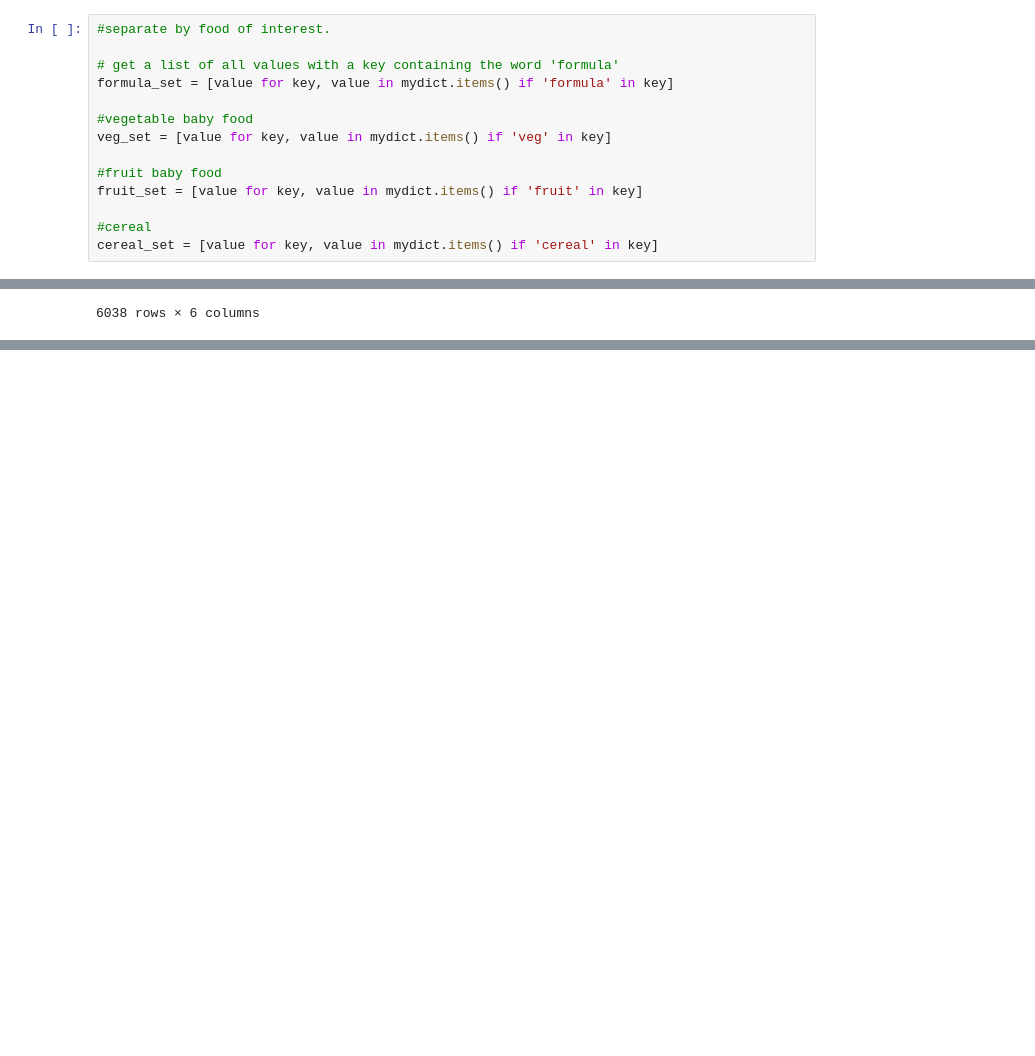
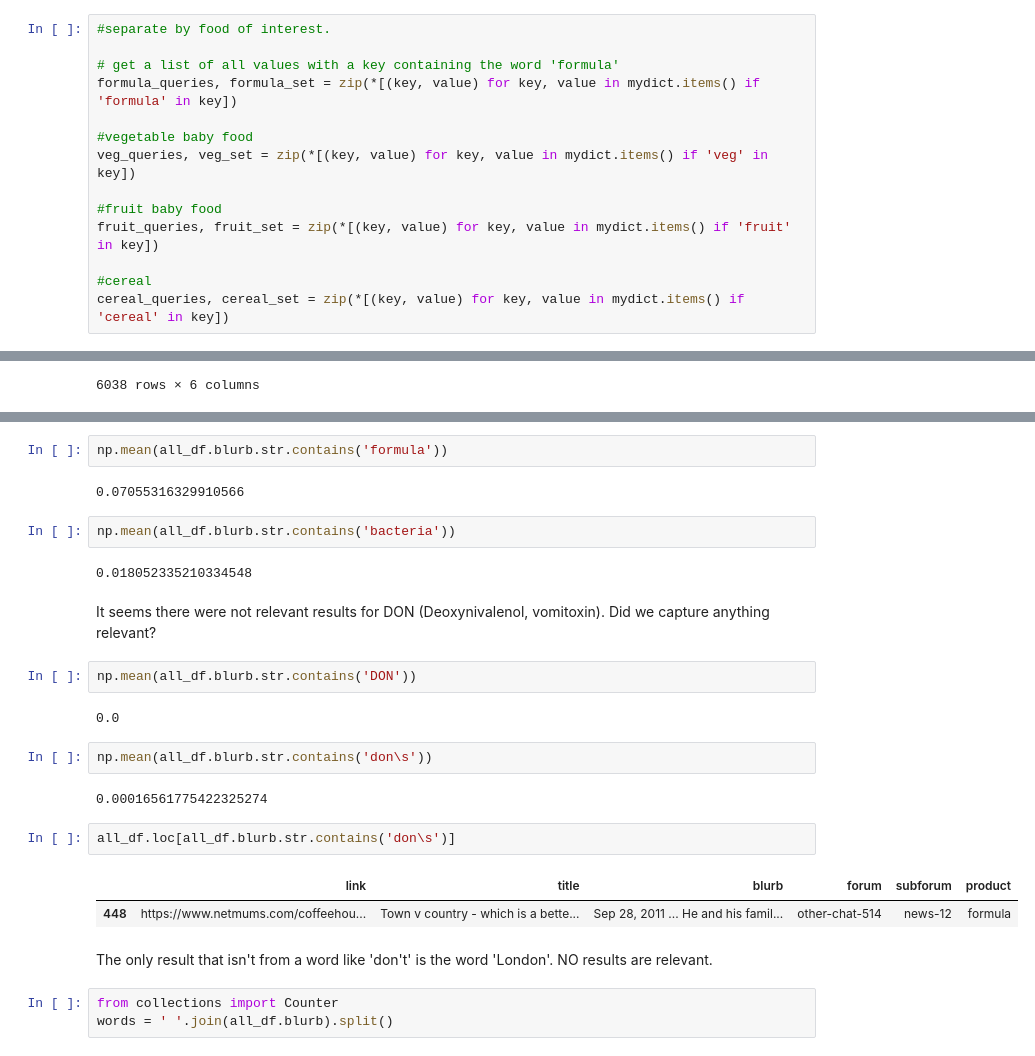
Before and after one commit to nershman/SAFFI-Project, a Jupyter notebook: netmums/nbks/20210427-Investigation-1.ipynb, the cells around one changed output, grey strips where cells are left out. Cells and saved outputs as stored; diff of their text form; blank space fills up the shorter version.

```diff
--- a/netmums/nbks/20210427-Investigation-1.ipynb
+++ b/netmums/nbks/20210427-Investigation-1.ipynb
@@ -79,16 +79,16 @@ mydict.keys
 #separate by food of interest.
 
 # get a list of all values with a key containing the word 'formula'
-formula_set = [value for key, value in mydict.items() if 'formula' in key]
+formula_queries, formula_set = zip(*[(key, value) for key, value in mydict.items() if 'formula' in key])
 
 #vegetable baby food
-veg_set = [value for key, value in mydict.items() if 'veg' in key]
+veg_queries, veg_set = zip(*[(key, value) for key, value in mydict.items() if 'veg' in key])
 
 #fruit baby food
-fruit_set = [value for key, value in mydict.items() if 'fruit' in key]
+fruit_queries, fruit_set = zip(*[(key, value) for key, value in mydict.items() if 'fruit' in key])
 
 #cereal
-cereal_set = [value for key, value in mydict.items() if 'cereal' in key]
+cereal_queries, cereal_set = zip(*[(key, value) for key, value in mydict.items() if 'cereal' in key])
 # %%
 print('FORMULA \n','\t total number of results:',sum([len(i) for i in formula_set]),
      '\n \t total successful searches:', sum([int(len(i) > 0) for i in formula_set]),
@@ -457,0 +514,28 @@ all_df
+# %%
+np.mean(all_df.blurb.str.contains('formula'))
+# %% [output]
+0.07055316329910566
+# %%
+np.mean(all_df.blurb.str.contains('bacteria'))
+# %% [output]
+0.018052335210334548
+# %% [markdown]
+It seems there were not relevant results for DON (Deoxynivalenol, vomitoxin). Did we capture anything relevant?
+# %%
+np.mean(all_df.blurb.str.contains('DON'))
+# %% [output]
+0.0
+# %%
+np.mean(all_df.blurb.str.contains('don\s'))
+# %% [output]
+0.00016561775422325274
+# %%
+all_df.loc[all_df.blurb.str.contains('don\s')]
+# %% [output]
+|  | link | title | blurb | forum | subforum | product |
+| 448 | https://www.netmums.com/coffeehou... | Town v country - which is a bette... | Sep 28, 2011 ... He and his famil... | other-chat-514 | news-12 | formula |
+# %% [markdown]
+The only result that isn't from a word like 'don't' is the word 'London'. NO results are relevant.
+# %%
+from collections import Counter
+words = ' '.join(all_df.blurb).split()
```
Also changed, not shown: parts of 23 cells of this notebook, 4 other files.
